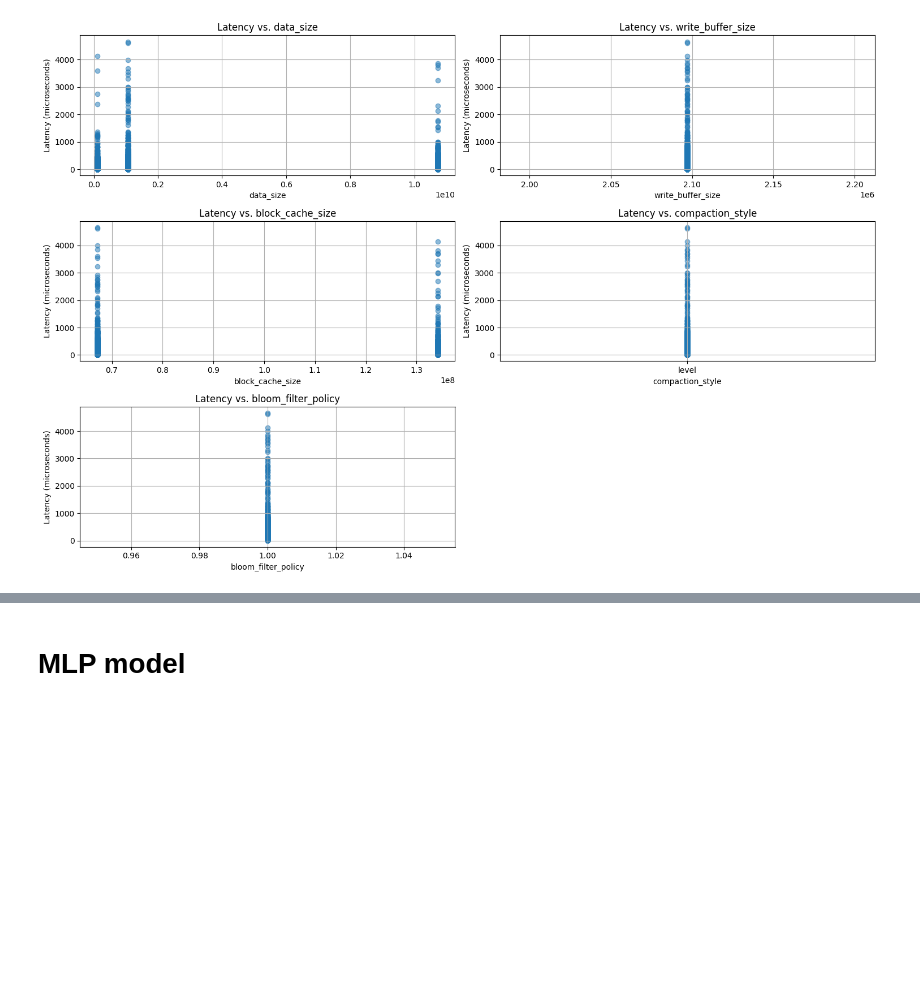
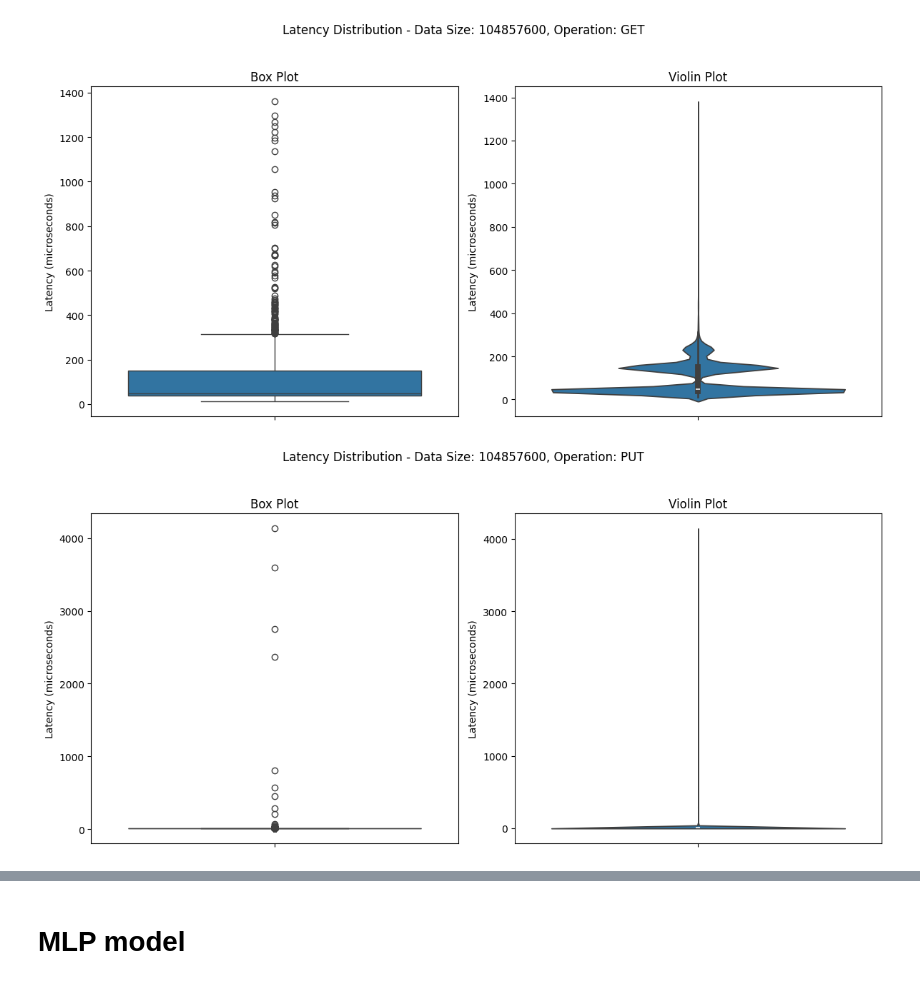
Before and after one commit to wesleylcf/profile_rocksdb, a Jupyter notebook: model/blackbox/model.ipynb, the cells around one changed output, grey strips where cells are left out. Cells and saved outputs as stored; diff of their text form; code cells hidden in the pictures; blank space fills up the shorter version.

Commit message:
feat: Add data analysis(visualizations); Add cache for get_dataframe

```diff
--- a/model/blackbox/model.ipynb
+++ b/model/blackbox/model.ipynb
@@ -124,21 +125,11 @@ data.to_csv(PROCESSED_DATA_PATH, index=False)
 OPERATION_TYPES = pd.read_csv(PROCESSED_DATA_PATH)['operation_type'].unique()
 model_map = ModelMap()
 
+dataframe_cache = {}
+def get_dataframe(model_config: ModelConfig, op_type: str):
+    if op_type in dataframe_cache and str(model_config) in dataframe_cache[op_type]:
+        return dataframe_cache[op_type][model_config]
 
-# Create scatter plots for each variable against latency
-plt.figure(figsize=(15, 10))
-for i, var in enumerate(MODEL_INPUTS, 1):
-    plt.subplot(3, 2, i)  # Adjust grid size based on the number of variables
-    plt.scatter(data[var], data['latency'], alpha=0.5)
-    plt.xlabel(var)
-    plt.ylabel("Latency (microseconds)")
-    plt.title(f"Latency vs. {var}")
-    plt.grid(True)
-
-plt.tight_layout()
-plt.show()
-
-def get_dataframe(model_config: ModelConfig, op_type: str):
     data = pd.read_csv(PROCESSED_DATA_PATH, index_col=False)
     if op_type in OPERATION_TYPES.tolist():
         data = data[data["operation_type"] == op_type]
@@ -150,6 +141,44 @@ def get_dataframe(model_config: ModelConfig, op_type: str):
         print(f"outliers removed: {outliers.count()}")
         data = data[np.abs(data["latency_zscore"]) <= 3]
         del data["latency_zscore"]
-    return data
+
+    if op_type not in dataframe_cache:
+        dataframe_cache[op_type] = {}
+
+    return dataframe_cache[op_type][str(model_config)]
-# %% [output]
-[figure, removed]
+# %%
+# Load the CSV data
+df = pd.read_csv(PROCESSED_DATA_PATH)
+df_simplified = df[['data_size', 'operation_type', 'latency']]
+
+def visualize_latency_distribution(data):
+    unique_configs = data.groupby(['data_size', 'operation_type']).size().reset_index(name='counts')
+
+    for index, row in unique_configs.iterrows():
+        data_size = row['data_size']
+        operation_type = row['operation_type']
+        config_data = data[(data['data_size'] == data_size) & (data['operation_type'] == operation_type)]
+
+        plt.figure(figsize=(12, 6))
+        plt.suptitle(f"Latency Distribution - Data Size: {data_size}, Operation: {operation_type}")
+
+        # Box plot
+        plt.subplot(1, 2, 1)
+        sns.boxplot(y=config_data['latency'])
+        plt.title("Box Plot")
+        plt.ylabel("Latency (microseconds)")
+
+        # Violin plot
+        plt.subplot(1, 2, 2)
+        sns.violinplot(y=config_data['latency'])
+        plt.title("Violin Plot")
+        plt.ylabel("Latency (microseconds)")
+
+        plt.tight_layout(rect=[0, 0.03, 1, 0.95]) # Adjust layout to prevent title overlap
+        plt.show()
+
+# Visualize the distributions
+visualize_latency_distribution(df_simplified)
+# %% [output]
+[figure, added]
+[figure, added]
```
Also changed, not shown: parts of 2 cells of this notebook, 1 other file.
